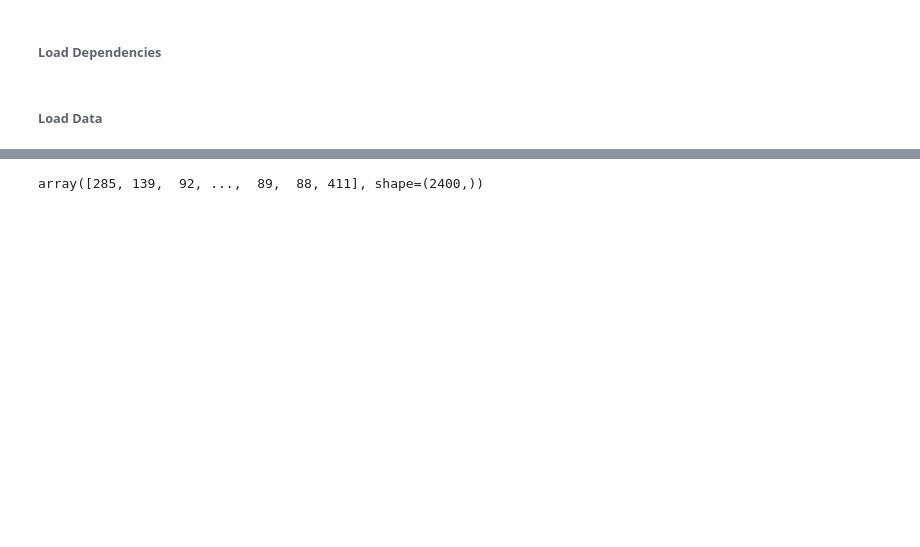
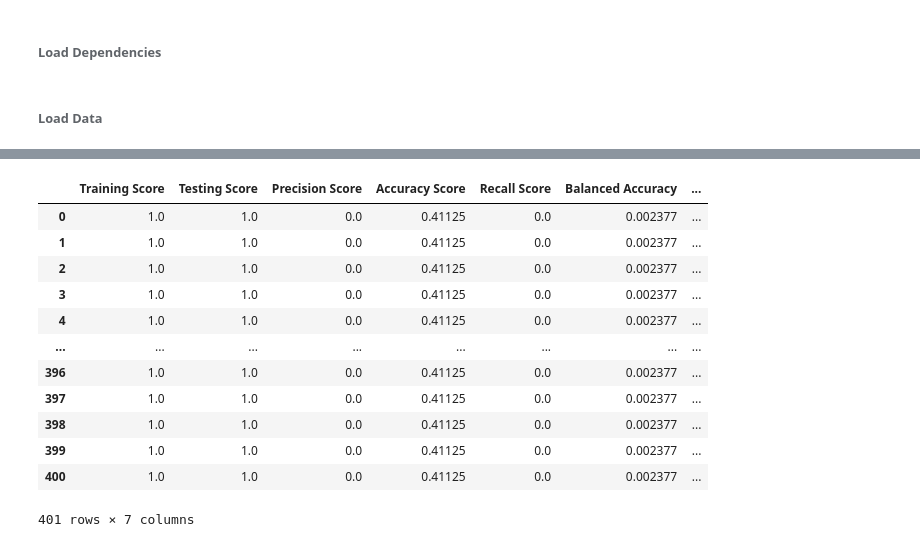
Before and after one commit to is-leeroy-jenkins/Mathy, a Jupyter notebook: ipynb/board.ipynb, the cells around one changed output, grey strips where cells are left out. Cells and saved outputs as stored; diff of their text form; code cells hidden in the pictures; blank space fills up the shorter version.

```diff
--- a/ipynb/board.ipynb
+++ b/ipynb/board.ipynb
@@ -73,4 +89,20 @@ nrm_data = normal.train_transform( data )
-# %%
-targets
-# %% [output]
-array([285, 139,  92, ...,  89,  88, 411], shape=(2400,))
+# %%
+classifier = LeastSquares()
+X = data.values
+y = ds.targets
+classifier.train( X, y )
+classifier.score( X, y )
+# %% [output]
+|  | Training Score | Testing Score | Precision Score | Accuracy Score | Recall Score | Balanced Accuracy | ... |
+| 0 | 1.0 | 1.0 | 0.0 | 0.41125 | 0.0 | 0.002377 | ... |
+| 1 | 1.0 | 1.0 | 0.0 | 0.41125 | 0.0 | 0.002377 | ... |
+| 2 | 1.0 | 1.0 | 0.0 | 0.41125 | 0.0 | 0.002377 | ... |
+| 3 | 1.0 | 1.0 | 0.0 | 0.41125 | 0.0 | 0.002377 | ... |
+| 4 | 1.0 | 1.0 | 0.0 | 0.41125 | 0.0 | 0.002377 | ... |
+| ... | ... | ... | ... | ... | ... | ... | ... |
+| 396 | 1.0 | 1.0 | 0.0 | 0.41125 | 0.0 | 0.002377 | ... |
+| 397 | 1.0 | 1.0 | 0.0 | 0.41125 | 0.0 | 0.002377 | ... |
+| 398 | 1.0 | 1.0 | 0.0 | 0.41125 | 0.0 | 0.002377 | ... |
+| 399 | 1.0 | 1.0 | 0.0 | 0.41125 | 0.0 | 0.002377 | ... |
+| 400 | 1.0 | 1.0 | 0.0 | 0.41125 | 0.0 | 0.002377 | ... |
+401 rows × 7 columns
```
Also changed, not shown: parts of 5 cells of this notebook, 4 other files.
